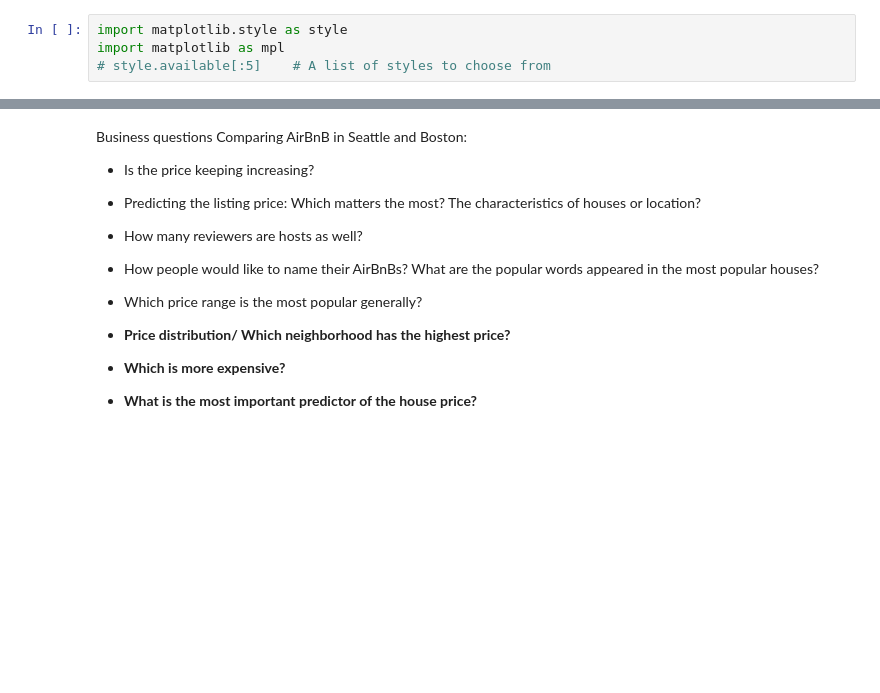
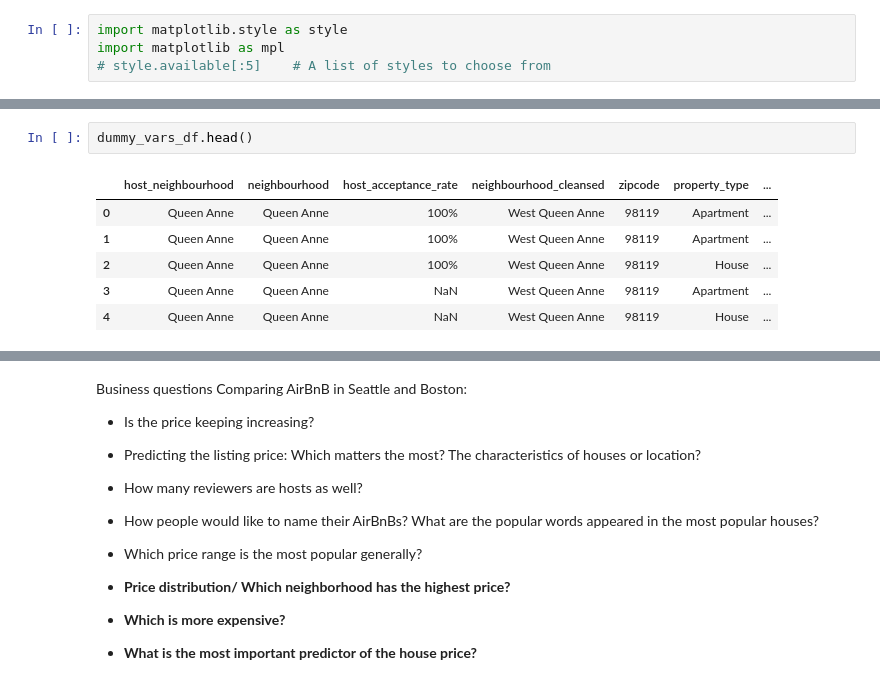
Before and after one commit to EchoWOO/AirBNB, a Jupyter notebook: AirBnB.ipynb, the cells around one changed output, grey strips where cells are left out. Drawn from its saved outputs; the diff is of its cells as text; blank space fills up the shorter version.

```diff
--- a/AirBnB.ipynb
+++ b/AirBnB.ipynb
@@ -188,0 +273,9 @@ axes[1].axvline(bos_listings['price'].mode()[0], color='black', linestyle='--',
+# %%
+dummy_vars_df.head()
+# %% [output]
+|  | host_neighbourhood | neighbourhood | host_acceptance_rate | neighbourhood_cleansed | zipcode | property_type | ... |
+| 0 | Queen Anne | Queen Anne | 100% | West Queen Anne | 98119 | Apartment | ... |
+| 1 | Queen Anne | Queen Anne | 100% | West Queen Anne | 98119 | Apartment | ... |
+| 2 | Queen Anne | Queen Anne | 100% | West Queen Anne | 98119 | House | ... |
+| 3 | Queen Anne | Queen Anne | NaN | West Queen Anne | 98119 | Apartment | ... |
+| 4 | Queen Anne | Queen Anne | NaN | West Queen Anne | 98119 | House | ... |
```
Also changed, not shown: parts of 12 cells of this notebook.
